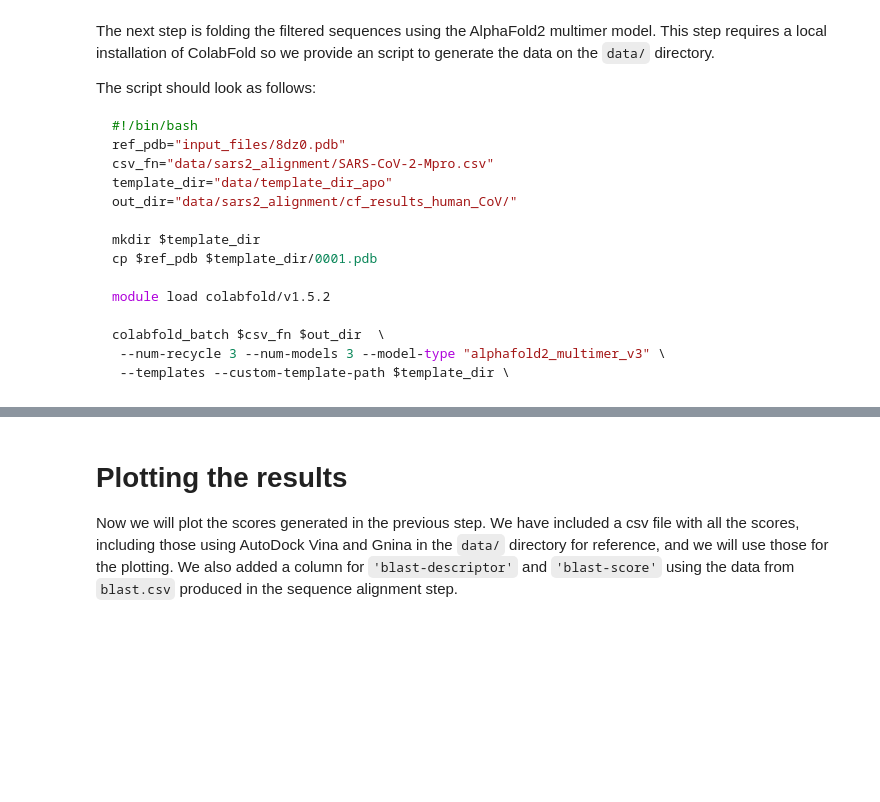
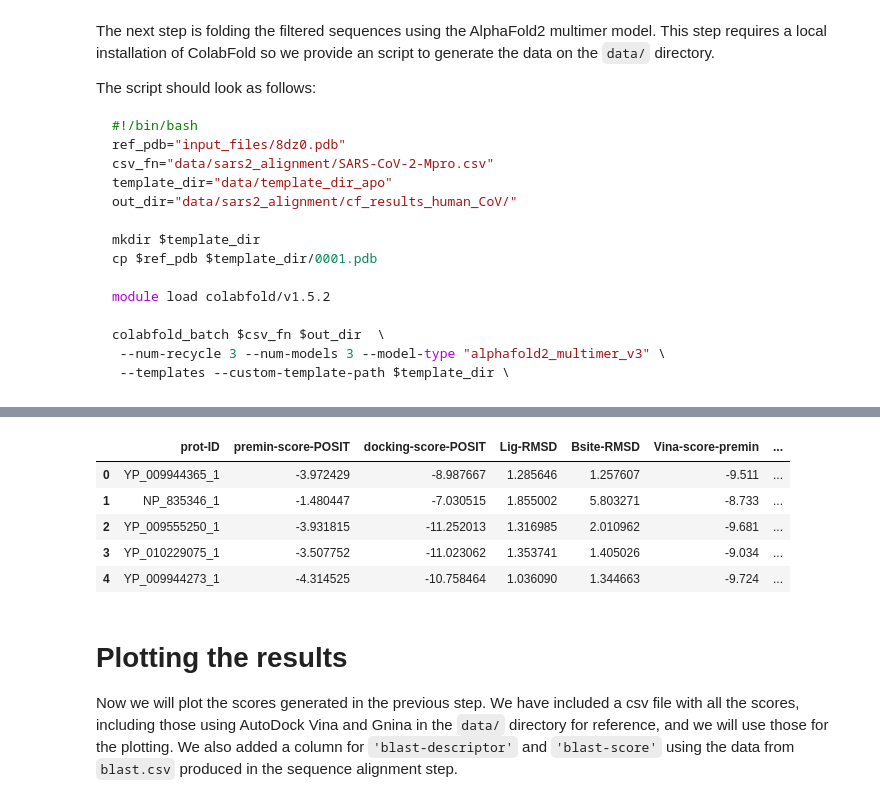
Before and after one commit to choderalab/broad-spectrum-asap-paper, a Jupyter notebook: score_ensitrelvir_spectrum.ipynb, the cells around one changed output, grey strips where cells are left out. Saved outputs shown, nothing was run; the diff lists cells and outputs as text; code cells hidden in the pictures; blank space fills up the shorter version.

```diff
--- a/score_ensitrelvir_spectrum.ipynb
+++ b/score_ensitrelvir_spectrum.ipynb
@@ -138,0 +147,24 @@ In this example run, we will minimize the pdbs to refine the docked poses first,
+# %%
+# Calculate PLIFs
+import shutil
+from scripts.calculate_plip_interactions import calculate_plip
+from scripts.run_plip_analysis import get_plip_analysis
+
+ref_pdb_min = Path("input_files/8dz0_min.pdb") # Minimized ref to compare with minimized complexes
+shutil.copy2(ref_pdb_min, docked_dir)
+
+plifs_dir = Path("data/fingerprints_ensit")
+if plifs_dir.exists():
+    shutil.rmtree(plifs_dir) # overwrite
+calculate_plip(Path(yaml_file),
+                output_dir=plifs_dir,
+                ncpus=1,
+                ligand_id="UNK",
+                error_log=plifs_dir/"plip_errors.log")
+
+ref_csv = f"spectrum-ensitrelvir_{ref_pdb_min.stem}_interactions.csv"
+df_plif = get_plip_analysis(crystal_csv=plifs_dir/ref_csv,
+                            docked_path=plifs_dir,
+                            output_dir=plifs_dir)
+
+df_plif.head()
@@ -139,3 +200,28 @@ In this example run, we will minimize the pdbs to refine the docked poses first,
+# %%
+# We exclude the reference structure from the analysis
+plif_filtered = df_plif[~df_plif['Structure'].str.contains(ref_pdb_min.stem)]
+
+plif_filtered['prot-ID'] = plif_filtered['Structure'].str.extract(r'([YN]P_\d+_\d+)')
+plif_all = plif_filtered.pivot(index="prot-ID", columns="provenance", values="tversky_index").reset_index()
+plif_df = plif_all[['prot-ID', 'ByInteractionTypeAndResidueType','ByTotalInteractions']]
+
+# The scores generated in the previous step
+scores_all = pd.read_csv("data/score_results/scores.csv")
+
+# Merge PLIFs scores
+merged_df = scores_all.merge(
+    plif_df, how='inner',
+    on=['prot-ID']
+)
+
+merged_df
+# %% [output]
+|  | prot-ID | premin-score-POSIT | docking-score-POSIT | Lig-RMSD | Bsite-RMSD | Vina-score-premin | ... |
+| 0 | YP_009944365_1 | -3.972429 | -8.987667 | 1.285646 | 1.257607 | -9.511 | ... |
+| 1 | NP_835346_1 | -1.480447 | -7.030515 | 1.855002 | 5.803271 | -8.733 | ... |
+| 2 | YP_009555250_1 | -3.931815 | -11.252013 | 1.316985 | 2.010962 | -9.681 | ... |
+| 3 | YP_010229075_1 | -3.507752 | -11.023062 | 1.353741 | 1.405026 | -9.034 | ... |
+| 4 | YP_009944273_1 | -4.314525 | -10.758464 | 1.036090 | 1.344663 | -9.724 | ... |
 # %% [markdown]
 # Plotting the results
 Now we will plot the scores generated in the previous step. We have included a csv file with all the scores, including those using AutoDock Vina and Gnina in the `data/` directory for reference, and we will use those for the plotting. We also added a column for `'blast-descriptor'` and `'blast-score'` using the data from `blast.csv` produced in the sequence alignment step.
```
Also changed, not shown: parts of 18 cells of this notebook, 8 other files.
